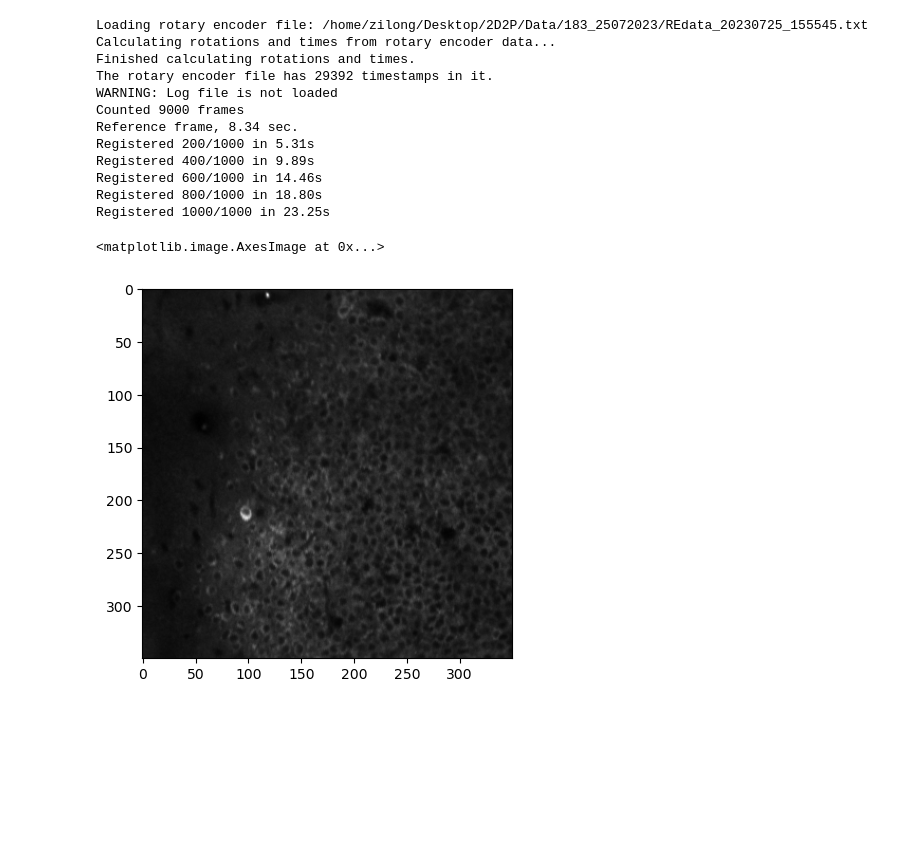
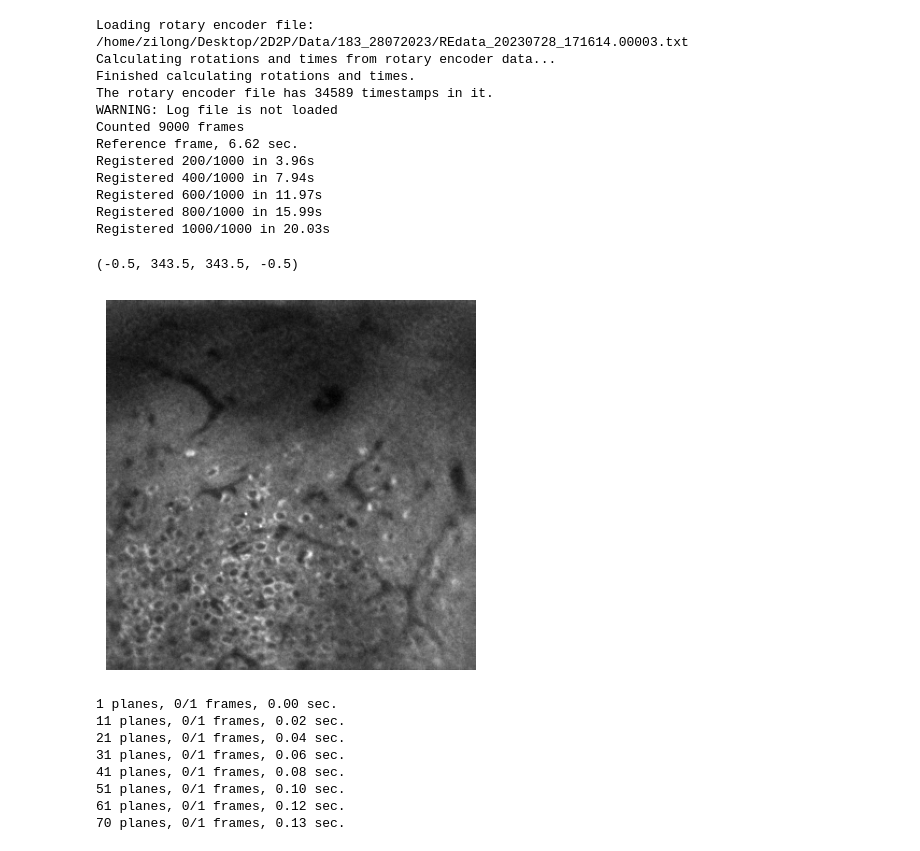
Before and after one commit to ZilongJi/2D2P, a Jupyter notebook: notebook/FindFOV.ipynb, the cells around one changed output. Cells and saved outputs as stored; diff of their text form; code cells hidden in the pictures; blank space fills up the shorter version.

```diff
--- a/notebook/FindFOV.ipynb
+++ b/notebook/FindFOV.ipynb
@@ -54,36 +74,68 @@ with open(circlecenterfilename, "r") as f:
 # %%
-# load the imaging tiff and read the last 500 frames and get the mean frame
+# load the imaging tiff and read the last 1000 frames and get the mean frame
 #load the imaging tiff
-imagingtiff = '/home/zilong/Desktop/2D2P/Data/183_25072023/25072023_00003.tif'
-imagingrelog = '/home/zilong/Desktop/2D2P/Data/183_25072023/REdata_20230725_155545.txt'
+imagingtiff = datafolder+'28072023_00003.tif'
+imagingrelog = datafolder+'REdata_20230728_171614.00003.txt'
 
 S = SITiffIO()
 S.open_tiff_file(imagingtiff, "r")
 S.open_rotary_file(imagingrelog)
 #extract the last self.numFrames frames from the tiff file
-tailArray, tailAng = S.tail(500)
+tailArray, tailAng = S.tail(1000)
 
 # unrotate each frame in the tiff file with the detected rotation center
-unrotFrames  = UnrotateCropFrame(tailArray, tailAng, rotCenter=[rotx,roty])
+unrotFrames  = UnrotateCropFrame(tailArray, tailAng, Rotcenter)
 
 #perform image registraion
-meanRegImg, regFrames = RegFrame(unrotFrames)
+meanRegImg, _ = RegFrame(unrotFrames)
+
+#visual the meanRegImg
+plt.imshow(meanRegImg, cmap='gray')
+plt.axis('off')
 # %% [output]
-Loading rotary encoder file: /home/zilong/Desktop/2D2P/Data/183_25072023/REdata_20230725_155545.txt
+Loading rotary encoder file: /home/zilong/Desktop/2D2P/Data/183_28072023/REdata_20230728_171614.00003.txt
 Calculating rotations and times from rotary encoder data...
 Finished calculating rotations and times.
-The rotary encoder file has 29392 timestamps in it.
+The rotary encoder file has 34589 timestamps in it.
 WARNING: Log file is not loaded
 Counted 9000 frames
-Reference frame, 8.34 sec.
-Registered 200/1000 in 5.31s
-Registered 400/1000 in 9.89s
-Registered 600/1000 in 14.46s
-Registered 800/1000 in 18.80s
-Registered 1000/1000 in 23.25s
+Reference frame, 6.62 sec.
+Registered 200/1000 in 3.96s
+Registered 400/1000 in 7.94s
+Registered 600/1000 in 11.97s
+Registered 800/1000 in 15.99s
+Registered 1000/1000 in 20.03s
+(-0.5, 343.5, 343.5, -0.5)
+[figure, added]
-# %%
-#visual the meanRegImg
-plt.imshow(meanRegImg, cmap='gray')
-# %% [output]
-<matplotlib.image.AxesImage at 0x...>
-[figure, removed]
+# %%
+#run phase correlation between meanZ and the meanRegImg
+ops = suite2p.default_ops()
+
+meanRegImg = meanRegImg[np.newaxis, :, :]
+
+#get the last two dimension the meanZ and meanRegImg
+_, wZ, hZ = meanZ.shape
+_, wReg, hReg = meanRegImg.shape
+if wReg>wZ:
+    #cut the meanRegImg to the same size as meanZ
+    meanRegImg = meanRegImg[:, -wZ:, -hZ:]
+elif wReg<wZ:
+    #center pad each edge of meanRegImg to the same size as meanZ
+    wpad = (wZ-wReg)//2
+    hpad = (hZ-hReg)//2
+    meanRegImg = np.pad(meanRegImg, ((0,0), (wpad, wpad), (hpad, hpad)), mode="constant", constant_values=0)
+else:
+    pass
+
+#calculate the phase correlation between meanZ and meanRegImg
+#return the x and y shift and zcorr
+ymax, xmax, zcorr = compute_zpos_sp(meanZ, meanRegImg, ops)
+# %% [output]
+1 planes, 0/1 frames, 0.00 sec.
+11 planes, 0/1 frames, 0.02 sec.
+21 planes, 0/1 frames, 0.04 sec.
+31 planes, 0/1 frames, 0.06 sec.
+41 planes, 0/1 frames, 0.08 sec.
+51 planes, 0/1 frames, 0.10 sec.
+61 planes, 0/1 frames, 0.12 sec.
+70 planes, 0/1 frames, 0.13 sec.
```
Also changed, not shown: parts of 15 cells of this notebook, 5 other files.
